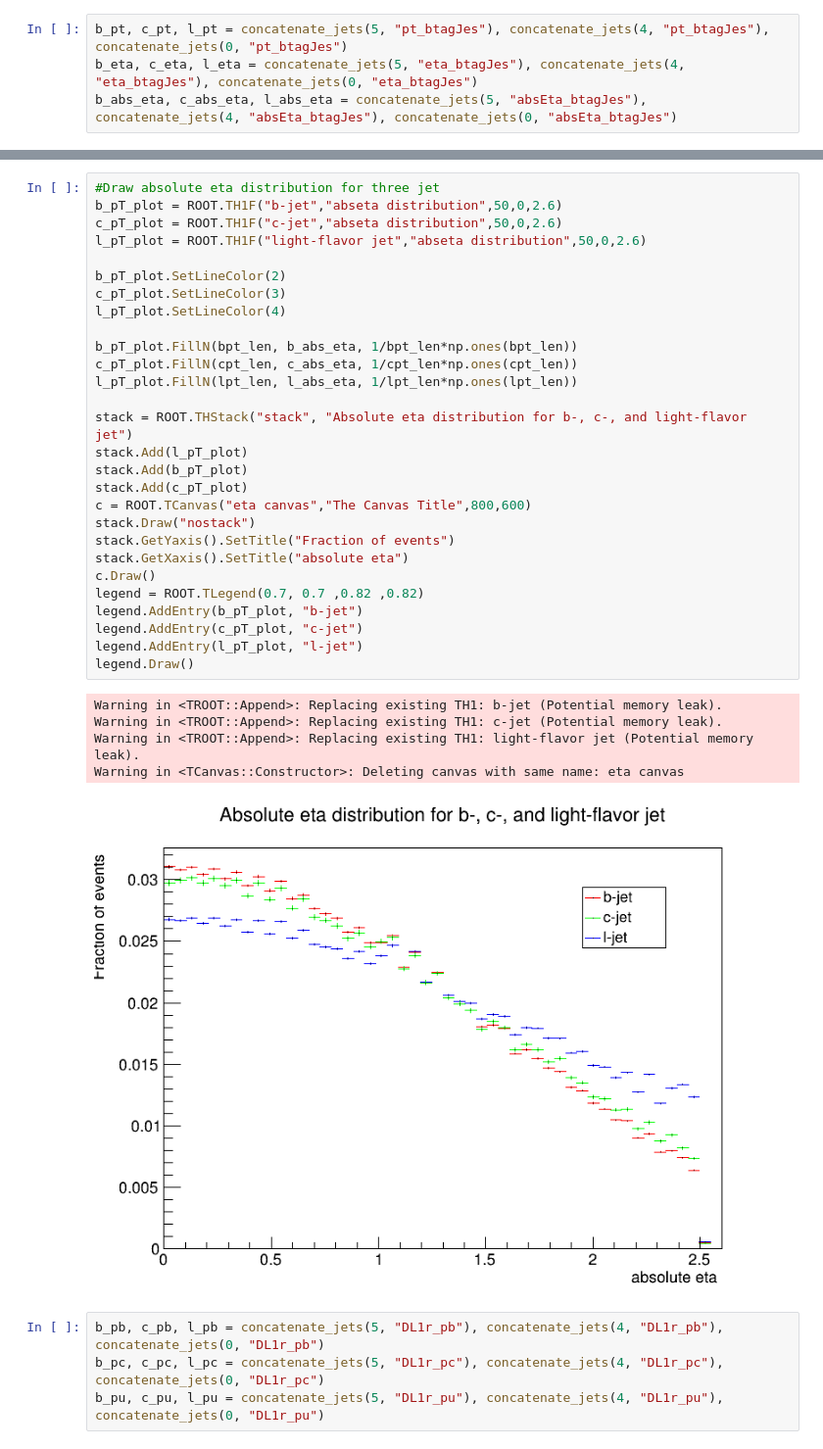
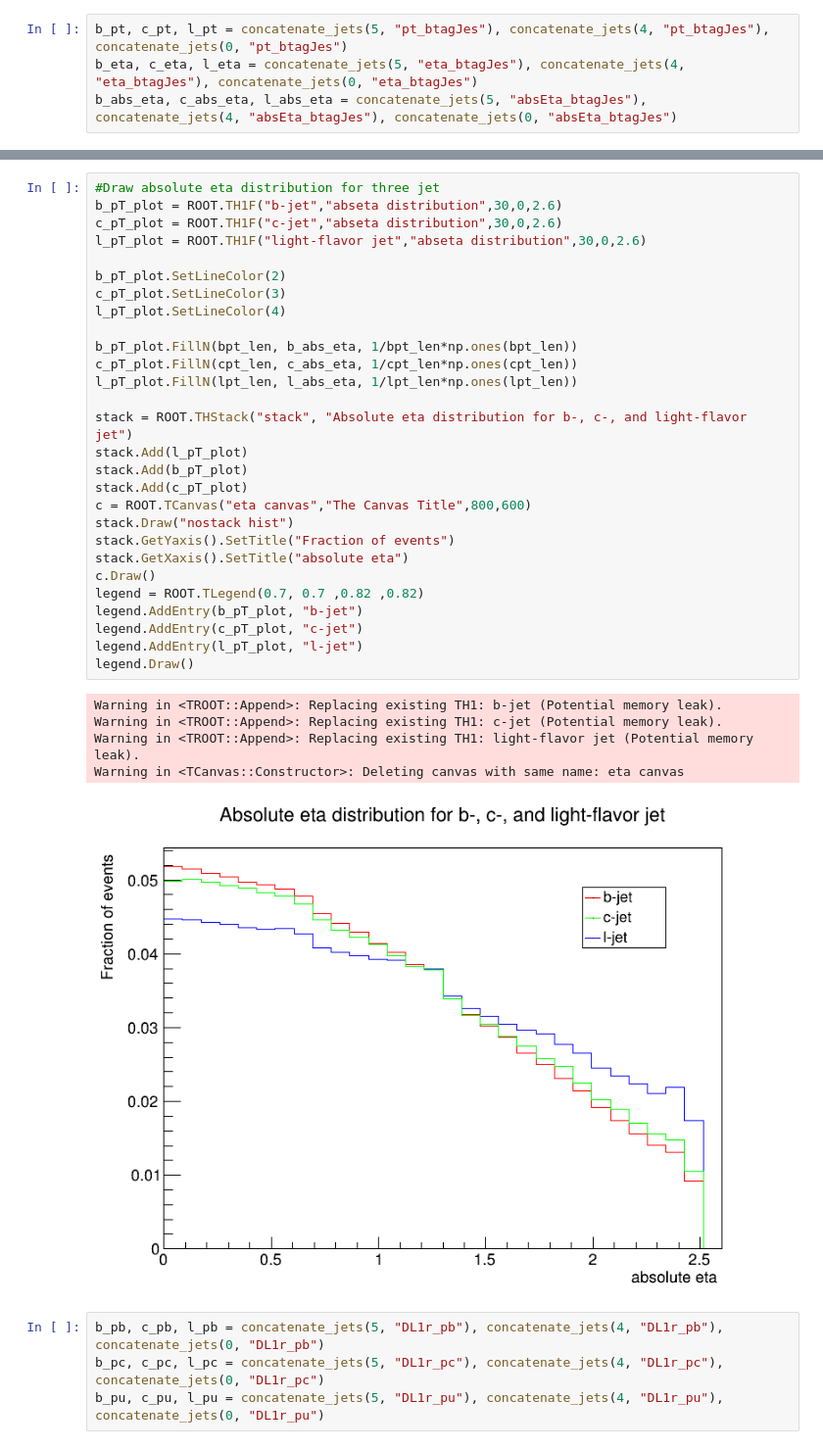
Before and after one commit to hairlessdevil/Week3_sample, a Jupyter notebook: Week3.ipynb, the cells around one changed output, grey strips where cells are left out. Shown at 98% size. Saved outputs shown, nothing was run; the diff lists cells and outputs as text.

```diff
--- a/Week3.ipynb
+++ b/Week3.ipynb
@@ -125,37 +126,37 @@ Warning in <TROOT::Append>: Replacing existing TH1: light-flavor jet (Potential
 # %%
 #Draw absolute eta distribution for three jet
-b_pT_plot = ROOT.TH1F("b-jet","abseta distribution",50,0,2.6)
-c_pT_plot = ROOT.TH1F("c-jet","abseta distribution",50,0,2.6)
-l_pT_plot = ROOT.TH1F("light-flavor jet","abseta distribution",50,0,2.6)
+b_pT_plot = ROOT.TH1F("b-jet","abseta distribution",30,0,2.6)
+c_pT_plot = ROOT.TH1F("c-jet","abseta distribution",30,0,2.6)
+l_pT_plot = ROOT.TH1F("light-flavor jet","abseta distribution",30,0,2.6)
 
 b_pT_plot.SetLineColor(2)
 c_pT_plot.SetLineColor(3)
 l_pT_plot.SetLineColor(4)
 
 b_pT_plot.FillN(bpt_len, b_abs_eta, 1/bpt_len*np.ones(bpt_len))
 c_pT_plot.FillN(cpt_len, c_abs_eta, 1/cpt_len*np.ones(cpt_len))
 l_pT_plot.FillN(lpt_len, l_abs_eta, 1/lpt_len*np.ones(lpt_len))
 
 stack = ROOT.THStack("stack", "Absolute eta distribution for b-, c-, and light-flavor jet")
 stack.Add(l_pT_plot)
 stack.Add(b_pT_plot)
 stack.Add(c_pT_plot)
 c = ROOT.TCanvas("eta canvas","The Canvas Title",800,600)
-stack.Draw("nostack")
+stack.Draw("nostack hist")
 stack.GetYaxis().SetTitle("Fraction of events")
 stack.GetXaxis().SetTitle("absolute eta")
 c.Draw()
 legend = ROOT.TLegend(0.7, 0.7 ,0.82 ,0.82)
 legend.AddEntry(b_pT_plot, "b-jet")
 legend.AddEntry(c_pT_plot, "c-jet")
 legend.AddEntry(l_pT_plot, "l-jet")
 legend.Draw()
 # %% [output]
 Warning in <TROOT::Append>: Replacing existing TH1: b-jet (Potential memory leak).
 Warning in <TROOT::Append>: Replacing existing TH1: c-jet (Potential memory leak).
 Warning in <TROOT::Append>: Replacing existing TH1: light-flavor jet (Potential memory leak).
 Warning in <TCanvas::Constructor>: Deleting canvas with same name: eta canvas
-[figure, old version]
+[figure, new version]
 # %%
 b_pb, c_pb, l_pb = concatenate_jets(5, "DL1r_pb"), concatenate_jets(4, "DL1r_pb"), concatenate_jets(0, "DL1r_pb")
 b_pc, c_pc, l_pc = concatenate_jets(5, "DL1r_pc"), concatenate_jets(4, "DL1r_pc"), concatenate_jets(0, "DL1r_pc")
```
Also changed, not shown: parts of 8 cells of this notebook.
